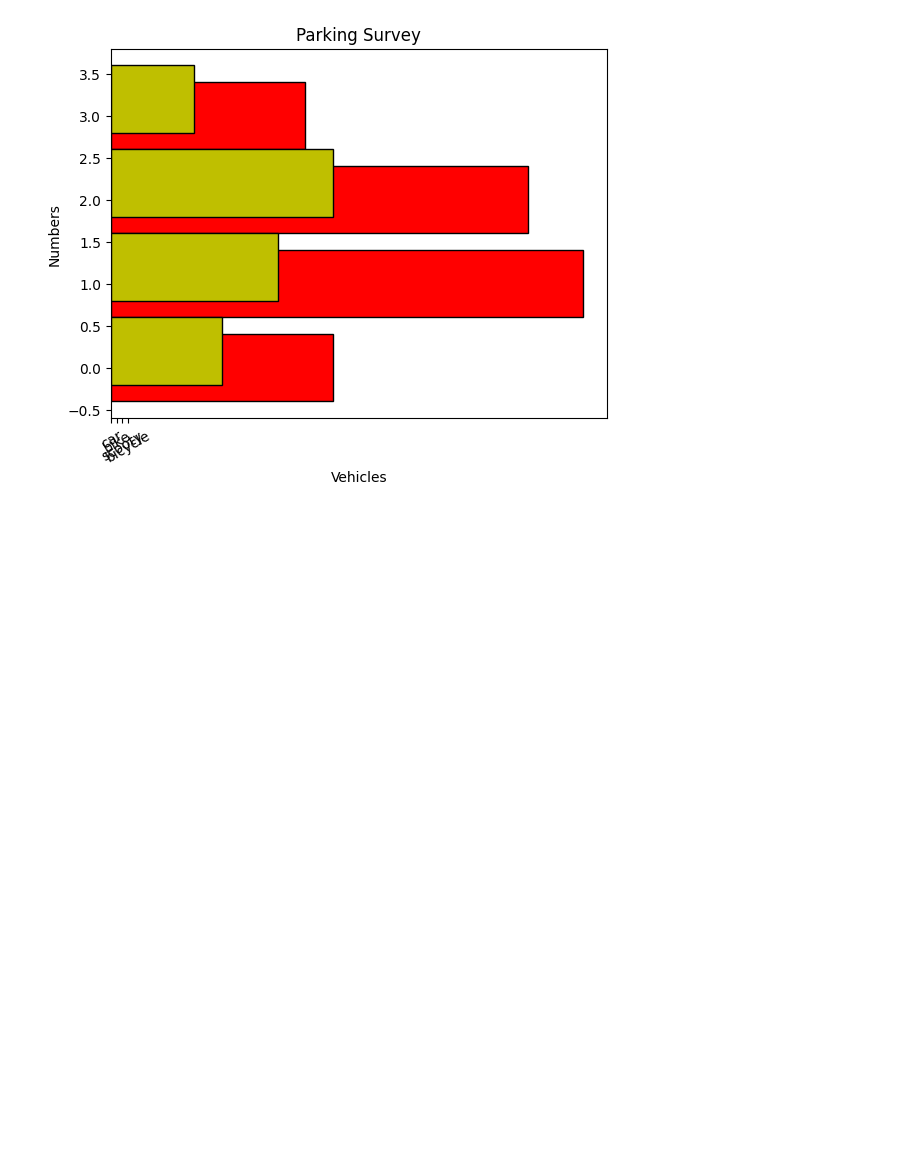
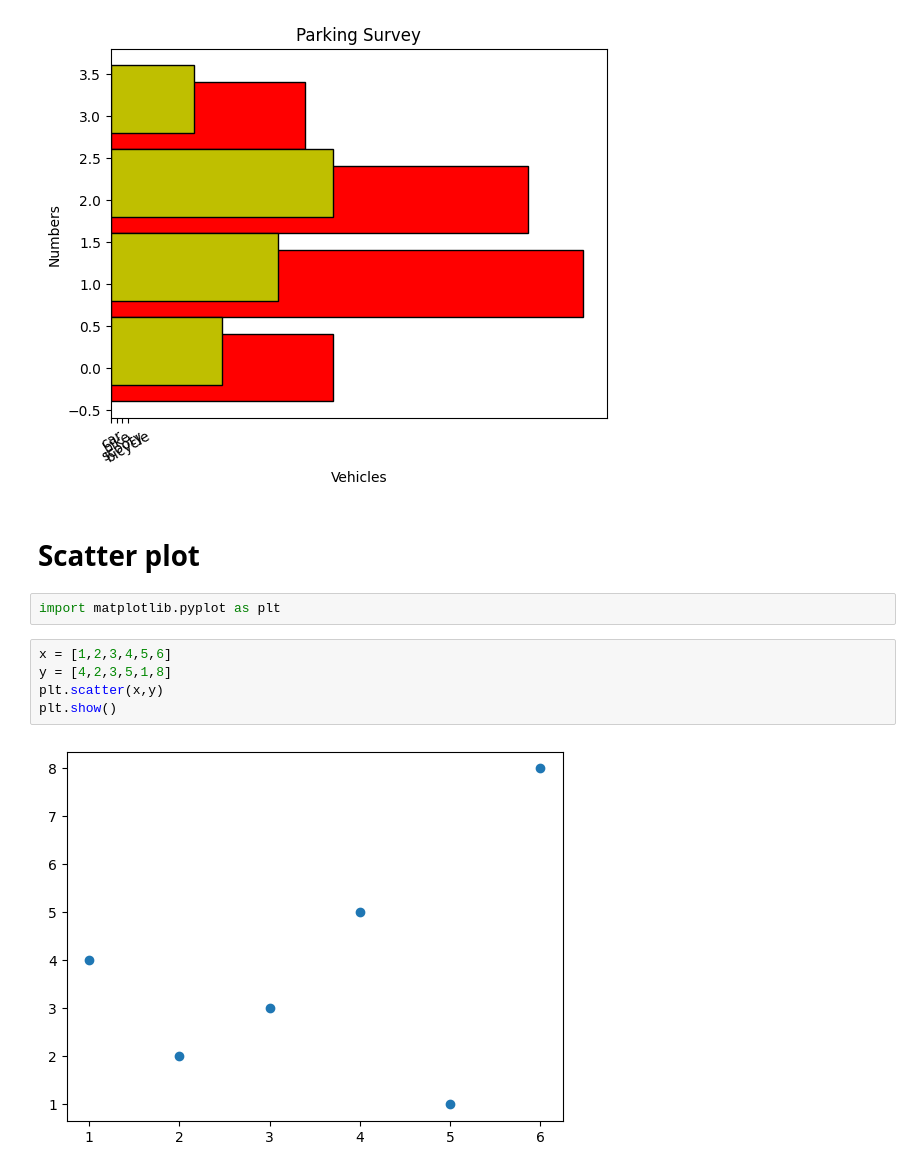
Before and after one commit to PriyankaMittha/matplotlib, a Jupyter notebook: Unit 1.ipynb, the cells around one changed output. Cells and saved outputs as stored; diff of their text form; blank space fills up the shorter version.

```diff
--- a/Unit 1.ipynb
+++ b/Unit 1.ipynb
@@ -361,3 +361,14 @@ plt.barh(p1,z, color = 'y', edgecolor = 'black')
 plt.show()
 # %% [output]
 [figure]
+# %% [markdown]
+# Scatter plot
+# %%
+import matplotlib.pyplot as plt
+# %%
+x = [1,2,3,4,5,6]
+y = [4,2,3,5,1,8]
+plt.scatter(x,y)
+plt.show()
+# %% [output]
+[figure, added]
```
Also changed, not shown: parts of 49 cells of this notebook.
